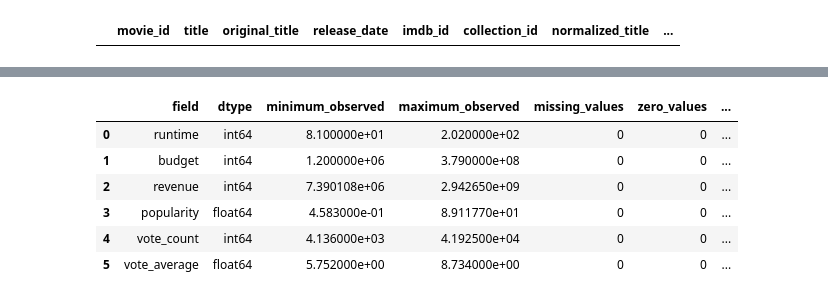
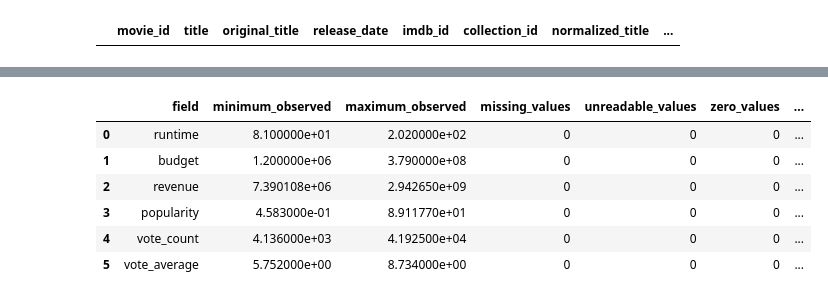
Before and after one commit to ishola-amalitech/streamvault, a Jupyter notebook: notebooks/02_profile_movie_data.ipynb, the cells around one changed output, grey strips where cells are left out. Drawn from its saved outputs; the diff is of its cells as text; code cells hidden in the pictures.

```diff
--- a/notebooks/02_profile_movie_data.ipynb
+++ b/notebooks/02_profile_movie_data.ipynb
@@ -16,11 +8,23 @@ Run top to bottom. A value flagged as unusual is a prompt for investigation, not
 from IPython.display import display
 import pandas as pd
 
-from streamvault.cache import load_cached_records
+from streamvault.cache import iter_cached_records, match_cached_candidates
 from streamvault.config import CONFIG
+from streamvault.diagnostics import raise_for_failed_checks, run_data_checks
+from streamvault.load import iter_movie_id_rows
 from streamvault.normalize import normalize_movie_records
 
-records = list(load_cached_records(CONFIG.cache_file).values())
+cache = match_cached_candidates(
+    iter_cached_records(CONFIG.cache_file),
+    iter_movie_id_rows(CONFIG.source_file),
+)
+stage = "Loaded current candidates"
+check_report = run_data_checks(stage, {
+    "Current candidate IDs are unique in the cache": cache.uniqueness_check(),
+})
+display(check_report)
+raise_for_failed_checks(stage, check_report)
+records = list(cache.records.values())
 tables = normalize_movie_records(records)
 movies = tables.movies
 
@@ -45,7 +49,7 @@ frames = {
 }
 
 print(f"Cache: {CONFIG.cache_file}")
-print(f"Cached movie records: {len(records):,}")
+print(f"Current candidates with cached records: {len(records):,}")
 if not records:
     print("No cached movies yet. Run `uv run streamvault` and rerun this notebook.")
 # %% [output]
@@ -650,52 +556,40 @@ This section reports invariant failures and descriptive range observations. Math
 # %%
-range_rules = {
-    "runtime": {"minimum": 0, "maximum": None, "proposed_minimum": 1, "proposed_maximum": 600},
-    "budget": {"minimum": 0, "maximum": None, "proposed_minimum": 0, "proposed_maximum": None},
-    "revenue": {"minimum": 0, "maximum": None, "proposed_minimum": 0, "proposed_maximum": None},
-    "popularity": {"minimum": 0, "maximum": None, "proposed_minimum": 0, "proposed_maximum": None},
-    "vote_count": {"minimum": 0, "maximum": None, "proposed_minimum": 0, "proposed_maximum": None},
-    "vote_average": {"minimum": 0, "maximum": 10, "proposed_minimum": 0, "proposed_maximum": 10},
-}
-
+numeric_fields = ("runtime", "budget", "revenue", "popularity", "vote_count", "vote_average")
 range_rows = []
-for column, rule in range_rules.items():
-    if column not in movies.columns:
-        continue
-    values = pd.to_numeric(movies[column], errors="coerce")
-    observed = values.dropna()
-    below = values.lt(rule["minimum"]) if rule["minimum"] is not None else pd.Series(False, index=values.index)
-    above = values.gt(rule["maximum"]) if rule["maximum"] is not None else pd.Series(False, index=values.index)
+for field in numeric_fields:
+    # An absent field counts as missing for every film.
+    source_values = movies[field] if field in movies else pd.Series(pd.NA, index=movies.index)
+    values = pd.to_numeric(source_values, errors="coerce")
     range_rows.append({
-        "field": column,
-        "dtype": str(movies[column].dtype),
-        "minimum_observed": observed.min() if not observed.empty else pd.NA,
-        "maximum_observed": observed.max() if not observed.empty else pd.NA,
-        "missing_values": int(values.isna().sum()),
+        "field": field,
+        "minimum_observed": values.min(),
+        "maximum_observed": values.max(),
+        "missing_values": int(source_values.isna().sum()),
+        "unreadable_values": int((source_values.notna() & values.isna()).sum()),
         "zero_values": int(values.eq(0).sum()),
-        "negative_or_below_minimum": int(below.sum()),
-        "above_maximum": int(above.sum()),
+        "negative_values": int(values.lt(0).sum()),
+        "above_maximum": int(values.gt(10).sum()) if field == "vote_average" else pd.NA,
     })
 
-range_profile = pd.DataFrame(range_rows)
-display(range_profile)
+display(pd.DataFrame(range_rows))
 
-release_dates = movies["release_date"] if "release_date" in movies.columns else pd.Series(dtype="datetime64[us]")
-release_profile = pd.DataFrame([{
-    "field": "release_date",
-    "dtype": str(release_dates.dtype),
-    "minimum_observed": release_dates.min() if release_dates.notna().any() else pd.NA,
-    "maximum_observed": release_dates.max() if release_dates.notna().any() else pd.NaT,
-    "missing_values": int(release_dates.isna().sum()),
-    "invalid_dates_reaching_profile": 0,
-}])
-display(release_profile)
-
-print("Range violations are reported as warnings. Invalid normalized dates should remain a fail-fast normalizer check.")
+# The normalizer has already parsed dates. Report how many films have one.
+release_dates = (
+    movies["release_date"]
+    if "release_date" in movies
+    else pd.Series(pd.NaT, index=movies.index, dtype="datetime64[us]")
+)
+print("Release-date coverage after normalization")
+display(pd.DataFrame([{
+    "earliest_date": release_dates.min(),
+    "latest_date": release_dates.max(),
+    "missing_dates": int(release_dates.isna().sum()),
+}]))
 # %% [output]
-|  | field | dtype | minimum_observed | maximum_observed | missing_values | zero_values | ... |
-| 0 | runtime | int64 | 8.100000e+01 | 2.020000e+02 | 0 | 0 | ... |
-| 1 | budget | int64 | 1.200000e+06 | 3.790000e+08 | 0 | 0 | ... |
-| 2 | revenue | int64 | 7.390108e+06 | 2.942650e+09 | 0 | 0 | ... |
-| 3 | popularity | float64 | 4.583000e-01 | 8.911770e+01 | 0 | 0 | ... |
-| 4 | vote_count | int64 | 4.136000e+03 | 4.192500e+04 | 0 | 0 | ... |
-| 5 | vote_average | float64 | 5.752000e+00 | 8.734000e+00 | 0 | 0 | ... |
+|  | field | minimum_observed | maximum_observed | missing_values | unreadable_values | zero_values | ... |
+| 0 | runtime | 8.100000e+01 | 2.020000e+02 | 0 | 0 | 0 | ... |
+| 1 | budget | 1.200000e+06 | 3.790000e+08 | 0 | 0 | 0 | ... |
+| 2 | revenue | 7.390108e+06 | 2.942650e+09 | 0 | 0 | 0 | ... |
+| 3 | popularity | 4.583000e-01 | 8.911770e+01 | 0 | 0 | 0 | ... |
+| 4 | vote_count | 4.136000e+03 | 4.192500e+04 | 0 | 0 | 0 | ... |
+| 5 | vote_average | 5.752000e+00 | 8.734000e+00 | 0 | 0 | 0 | ... |
```
Also changed, not shown: parts of 28 cells of this notebook, 12 other files.
